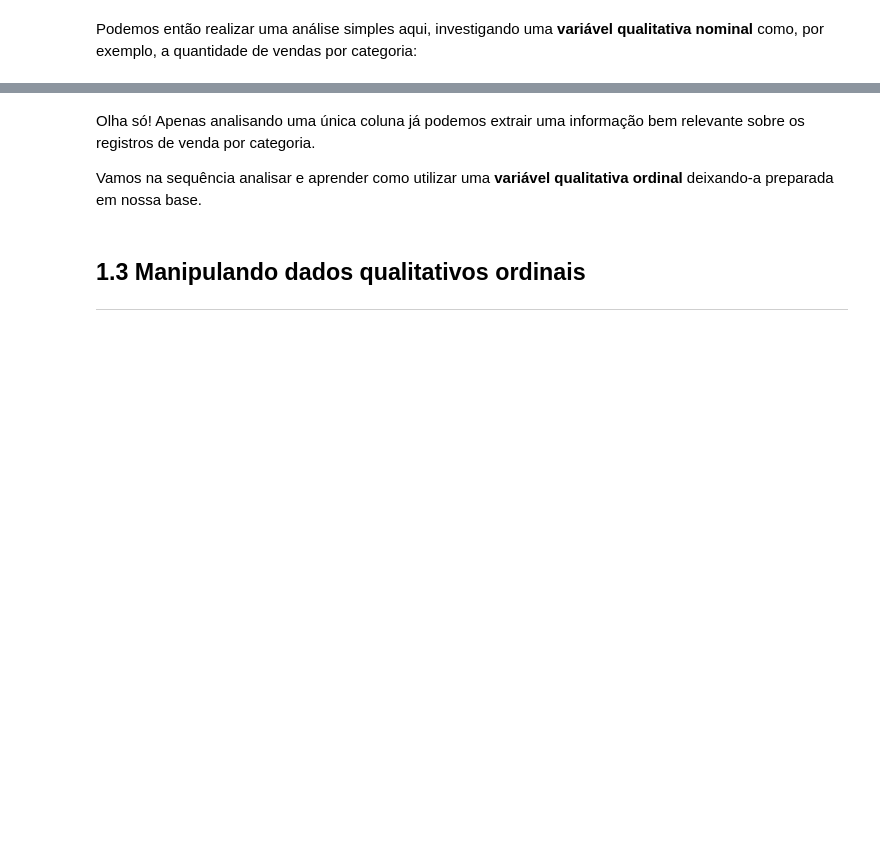
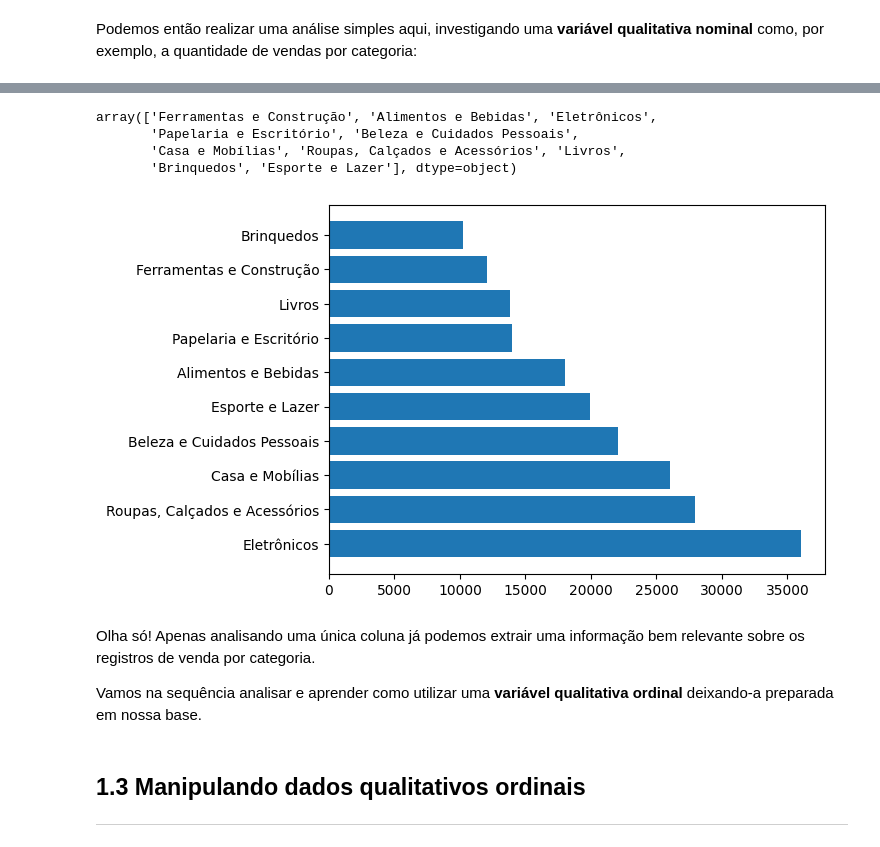
Before and after one commit to lggugs/python, a Jupyter notebook: python_frequencias_e_medidas.ipynb, the cells around one changed output, grey strips where cells are left out. Drawn from its saved outputs; the diff is of its cells as text; code cells hidden in the pictures; blank space fills up the shorter version.

```diff
--- a/python_frequencias_e_medidas.ipynb
+++ b/python_frequencias_e_medidas.ipynb
@@ -117,3 +143,18 @@ Podemos então realizar uma análise simples aqui, investigando uma **variável
+# %%
+df['categoria_produto'].unique()
+# %% [output]
+array(['Ferramentas e Construção', 'Alimentos e Bebidas', 'Eletrônicos',
+       'Papelaria e Escritório', 'Beleza e Cuidados Pessoais',
+       'Casa e Mobílias', 'Roupas, Calçados e Acessórios', 'Livros',
+       'Brinquedos', 'Esporte e Lazer'], dtype=object)
+# %%
+produtos = df['categoria_produto'].value_counts().reset_index()
+# %%
+import matplotlib.pyplot as plt
+plt.barh(produtos['categoria_produto'], produtos['count'])
+plt.show()
+# %% [output]
+[figure, added]
 # %% [markdown]
 Olha só! Apenas analisando uma única coluna já podemos extrair uma informação bem relevante sobre os registros de venda por categoria.
 
```
Also changed, not shown: parts of 7 cells of this notebook.
